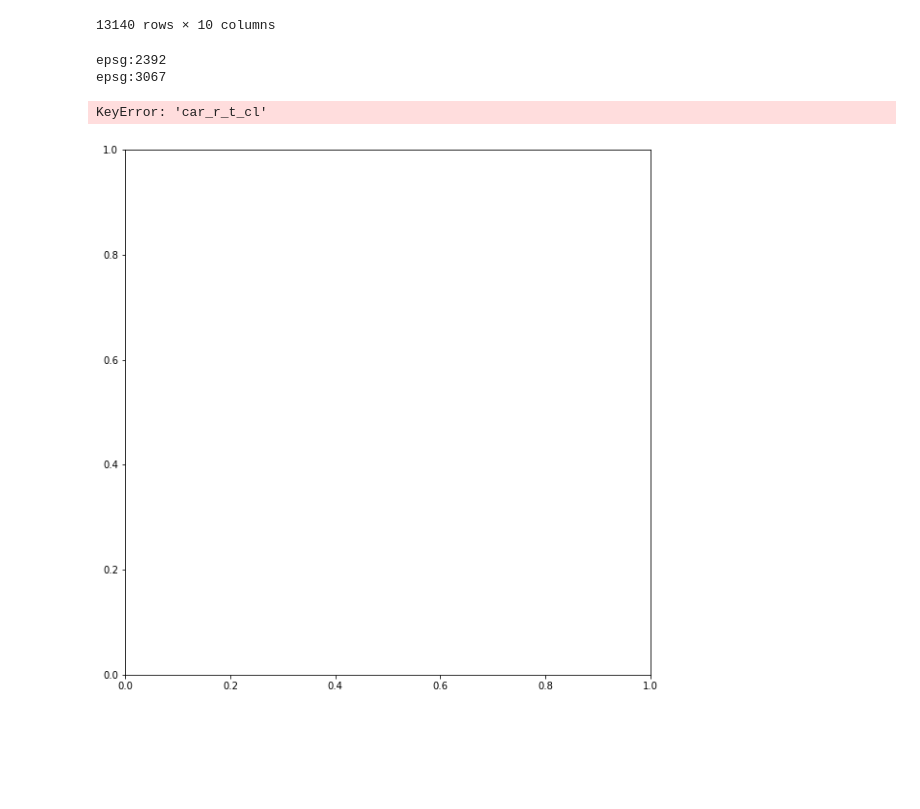
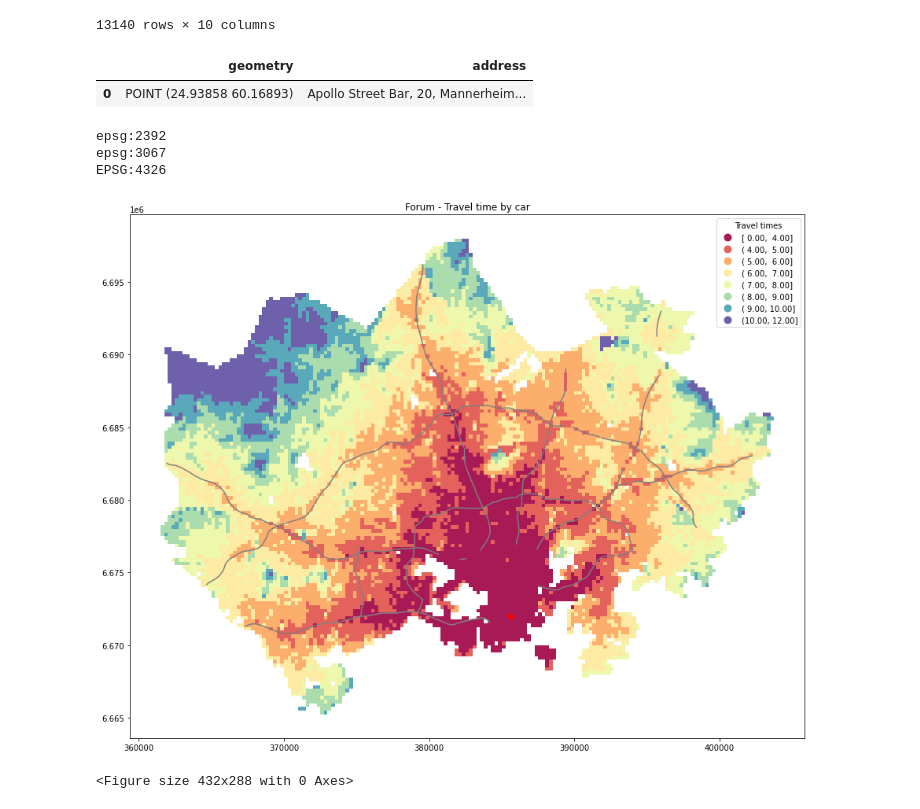
Before and after one commit to AutoGIS-2020/exercise-5-mulaclel, a Jupyter notebook: StaticMap.ipynb, the cells around one changed output. Saved outputs shown, nothing was run; the diff lists cells and outputs as text; code cells hidden in the pictures; blank space fills up the shorter version.

```diff
--- a/StaticMap.ipynb
+++ b/StaticMap.ipynb
@@ -63,6 +63,21 @@ data_geo
 | 13229 | 6018253 | 6018253 | 372625.0 | 6665380.0 | 6018253 | POLYGON ((372750.000 6665250.000,... | 49.0 | 6018253 | 5975373.0 | 9 |
 | 13230 | 6018254 | 6018254 | 372875.0 | 6665380.0 | 6018254 | POLYGON ((373000.000 6665250.000,... | 51.0 | 6018254 | 5975373.0 | 10 |
 13140 rows × 10 columns
+# %%
+fp = 'data/shopping_centers.txt'
+data_forum = pd.read_csv(fp, sep=';')
+
+from geopandas.tools import geocode
+
+data_forum = data_forum.iloc[1]
+
+# Geocode the addresses using Nominatim
+geo = geocode(data_forum['ADDRESS'], provider='nominatim', user_agent='autogis_CM', timeout=10)
+# %%
+geo
+# %% [output]
+|  | geometry | address |
+| 0 | POINT (24.93858 60.16893) | Apollo Street Bar, 20, Mannerheim... |
 # %%
 roads_fp = "data/roads.shp"
 roads = gpd.read_file(roads_fp)
@@ -70,24 +85,39 @@ roads = gpd.read_file(roads_fp)
 # Check the crs of each layer
 print(roads.crs)
 print(grid.crs)
+print(geo.crs)
 # %% [output]
 epsg:2392
 epsg:3067
+EPSG:4326
 # %%
 # Reproject geometries to ETRS89 / TM35FIN based on the grid crs:
 roads = roads.to_crs(crs=grid.crs)
+geo = geo.to_crs(crs=grid.crs)
 # %%
 fig, ax = plt.subplots(figsize=(16,10))
 
 # Visualize the travel times
-grid.plot(ax=ax, column='car_r_t_cl', linewidth=0.03, cmap="Spectral", scheme="quantiles", k=12, alpha=0.9)
+data_geo.plot(ax=ax, column='car_r_t_cl', linewidth=0.03, cmap="Spectral", scheme="quantiles", k=12, alpha=0.9, legend=True)
+
+ax.set_title("Forum - Travel time by car")
+
+# Set a title for the legend
+ax.get_legend().set_title("Travel times")
+
 
 # Add roads on top of the grid
 # (use ax parameter to define the map on top of which the second items are plotted)
-roads.plot(ax=ax, color="black", linewidth=1.5)
+roads.plot(ax=ax, color="grey", linewidth=1.5)
+
+geo.plot(ax=ax, color="red", linewidth=1.5)
 
 # Remove the empty white-space around the axes
 plt.tight_layout()
 # %% [output]
-KeyError: 'car_r_t_cl'
-[figure, old version]
+[figure, new version]
+# %%
+outfp = "docs/forum_accessibility.png"
+plt.savefig(outfp, dpi=300)
+# %% [output]
+<Figure size 432x288 with 0 Axes>
```
